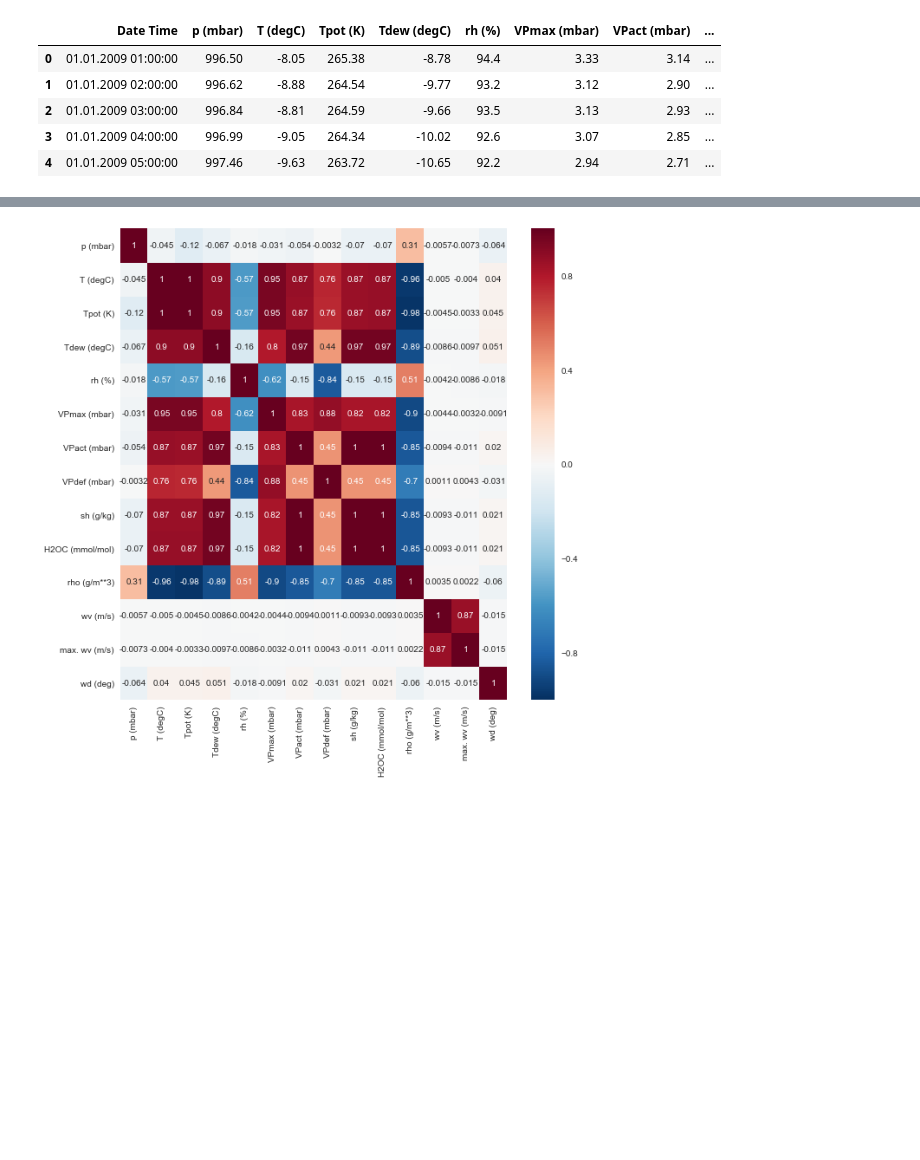
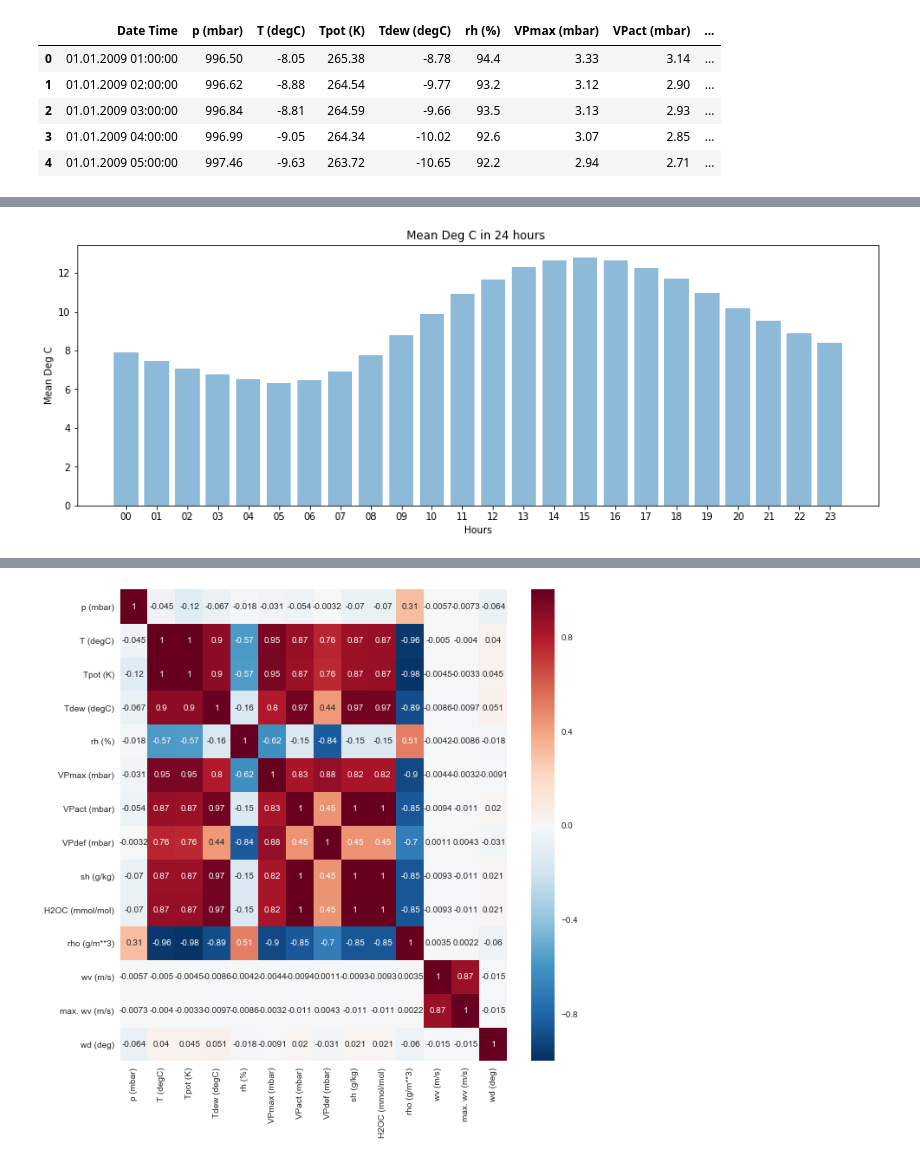
Before and after one commit to kyloop/Deep_Learning, a Jupyter notebook: LSTM.ipynb, the cells around one changed output, grey strips where cells are left out. Saved outputs shown, nothing was run; the diff lists cells and outputs as text; code cells hidden in the pictures; blank space fills up the shorter version.

```diff
--- a/LSTM.ipynb
+++ b/LSTM.ipynb
@@ -26,0 +93,21 @@ edaDf.set_index("Date Time", inplace=True)
+# %%
+corrDf = df.loc[:][["Date Time", "T (degC)"]]
+t = [item[-8:-6] for item in corrDf["Date Time"]]
+corrDf["Date Time"] = t
+
+corrDf = corrDf.groupby("Date Time")["T (degC)"].mean()
+corrDf =pd.DataFrame(corrDf)
+
+
+x_labels = corrDf.index
+y_pos = np.arange(len(x_labels))
+performance = corrDf["T (degC)"]
+plt.figure(figsize=(15,5))
+plt.bar(y_pos, performance, align='center', alpha=0.5)
+plt.xticks(y_pos, x_labels)
+plt.ylabel('Mean Deg C')
+plt.xlabel("Hours")
+plt.title('Mean Deg C in 24 hours ')
+plt.show()
+# %% [output]
+[figure, added]
```
Also changed, not shown: parts of 61 cells of this notebook.
